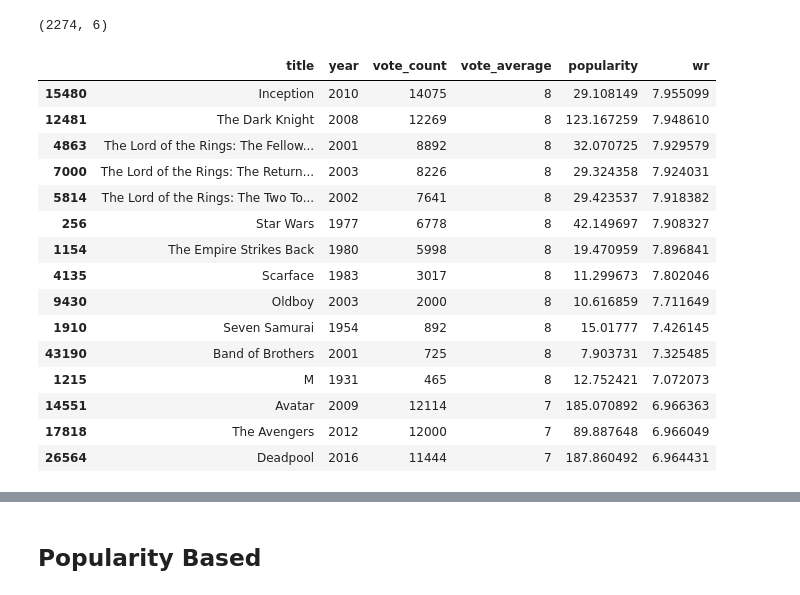
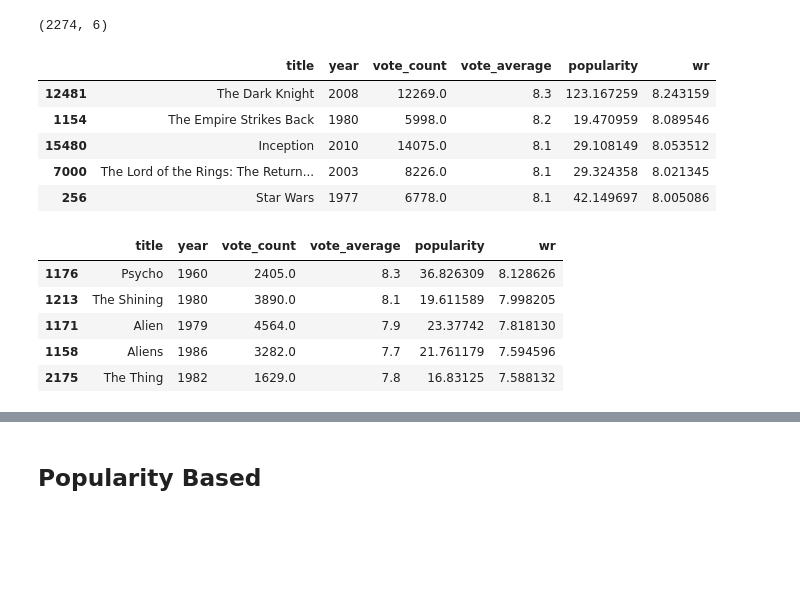
Before and after one commit to Applied-Machine-Learning-2022/final-project-team1-morgan, a Jupyter notebook: Movie_Recommandation_Systems.ipynb, the cells around one changed output, grey strips where cells are left out. Saved outputs shown, nothing was run; the diff lists cells and outputs as text; code cells hidden in the pictures; blank space fills up the shorter version.

```diff
--- a/Movie_Recommandation_Systems.ipynb
+++ b/Movie_Recommandation_Systems.ipynb
@@ -401,30 +390,30 @@ def genre_base_recommendation(genre, percentile=0.85):
     m = vote_counts.quantile(percentile)
 
     qualified = df[(df['vote_count'] >= m) & (df['vote_count'].notnull()) & (df['vote_average'].notnull())][['title', 'year', 'vote_count', 'vote_average', 'popularity']]
-    qualified['vote_count'] = qualified['vote_count'].astype('int')
-    qualified['vote_average'] = qualified['vote_average'].astype('int')
+
 
     qualified['wr'] = qualified.apply(lambda x: (x['vote_count']/(x['vote_count']+m) * x['vote_average']) + (m/(m+x['vote_count']) * C), axis=1)
     qualified = qualified.sort_values('wr', ascending=False).head(250)
 
     return qualified
+# %%
+# Our Function takes the vote count, vote average, popularity, and gives each movie a weighted ratings(wr).
+# When our alogrithm suggest movies based on genre, the suggestions would be given by its wr.
+genre_base_recommendation('Action').head(5)
+# %% [output]
+|  | title | year | vote_count | vote_average | popularity | wr |
+| 12481 | The Dark Knight | 2008 | 12269.0 | 8.3 | 123.167259 | 8.243159 |
+| 1154 | The Empire Strikes Back | 1980 | 5998.0 | 8.2 | 19.470959 | 8.089546 |
+| 15480 | Inception | 2010 | 14075.0 | 8.1 | 29.108149 | 8.053512 |
+| 7000 | The Lord of the Rings: The Return... | 2003 | 8226.0 | 8.1 | 29.324358 | 8.021345 |
+| 256 | Star Wars | 1977 | 6778.0 | 8.1 | 42.149697 | 8.005086 |
 # %%
-genre_base_recommendation('Action').head(15)
+genre_base_recommendation('Horror').head(5)
 # %% [output]
 |  | title | year | vote_count | vote_average | popularity | wr |
-| 15480 | Inception | 2010 | 14075 | 8 | 29.108149 | 7.955099 |
-| 12481 | The Dark Knight | 2008 | 12269 | 8 | 123.167259 | 7.948610 |
-| 4863 | The Lord of the Rings: The Fellow... | 2001 | 8892 | 8 | 32.070725 | 7.929579 |
-| 7000 | The Lord of the Rings: The Return... | 2003 | 8226 | 8 | 29.324358 | 7.924031 |
-| 5814 | The Lord of the Rings: The Two To... | 2002 | 7641 | 8 | 29.423537 | 7.918382 |
-| 256 | Star Wars | 1977 | 6778 | 8 | 42.149697 | 7.908327 |
-| 1154 | The Empire Strikes Back | 1980 | 5998 | 8 | 19.470959 | 7.896841 |
-| 4135 | Scarface | 1983 | 3017 | 8 | 11.299673 | 7.802046 |
-| 9430 | Oldboy | 2003 | 2000 | 8 | 10.616859 | 7.711649 |
-| 1910 | Seven Samurai | 1954 | 892 | 8 | 15.01777 | 7.426145 |
-| 43190 | Band of Brothers | 2001 | 725 | 8 | 7.903731 | 7.325485 |
-| 1215 | M | 1931 | 465 | 8 | 12.752421 | 7.072073 |
-| 14551 | Avatar | 2009 | 12114 | 7 | 185.070892 | 6.966363 |
-| 17818 | The Avengers | 2012 | 12000 | 7 | 89.887648 | 6.966049 |
-| 26564 | Deadpool | 2016 | 11444 | 7 | 187.860492 | 6.964431 |
+| 1176 | Psycho | 1960 | 2405.0 | 8.3 | 36.826309 | 8.128626 |
+| 1213 | The Shining | 1980 | 3890.0 | 8.1 | 19.611589 | 7.998205 |
+| 1171 | Alien | 1979 | 4564.0 | 7.9 | 23.37742 | 7.818130 |
+| 1158 | Aliens | 1986 | 3282.0 | 7.7 | 21.761179 | 7.594596 |
+| 2175 | The Thing | 1982 | 1629.0 | 7.8 | 16.83125 | 7.588132 |
 # %%
```
Also changed, not shown: parts of 8 cells of this notebook.
